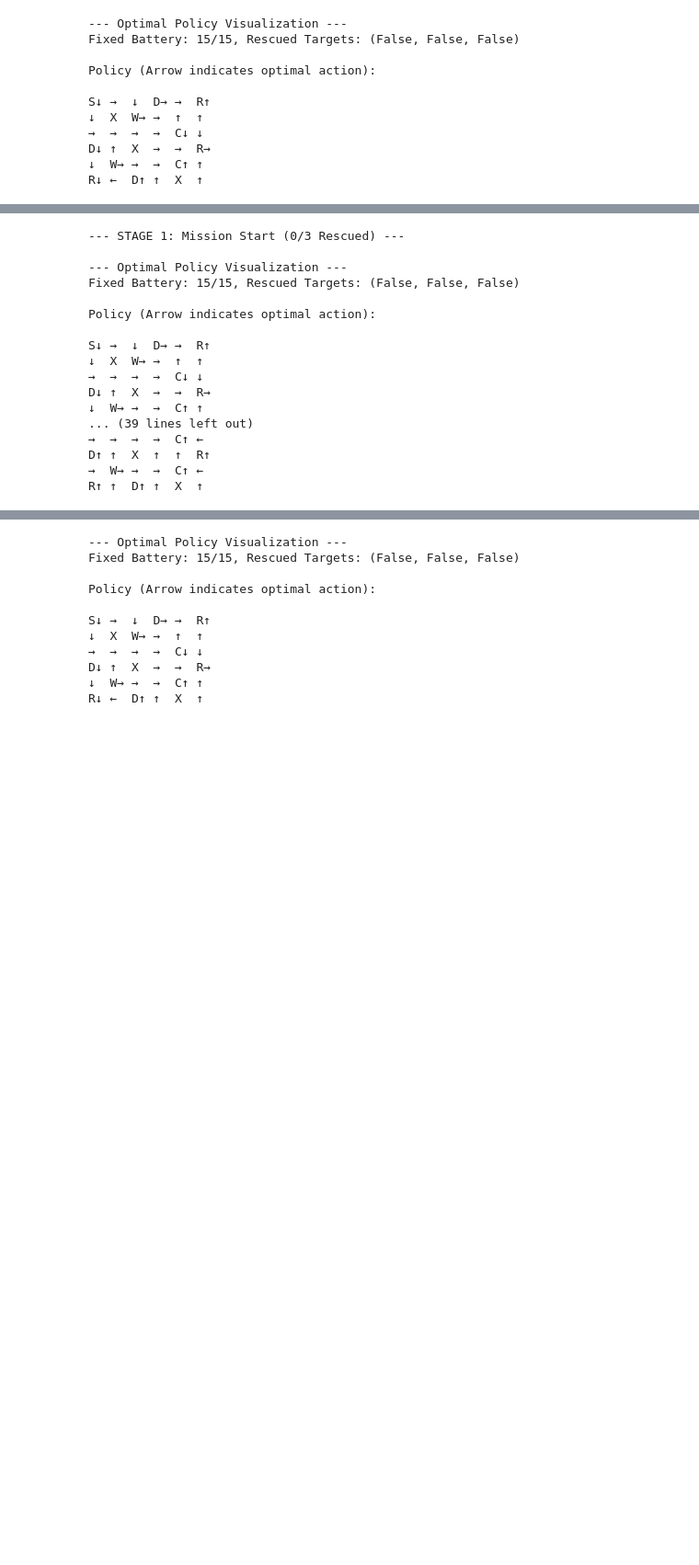
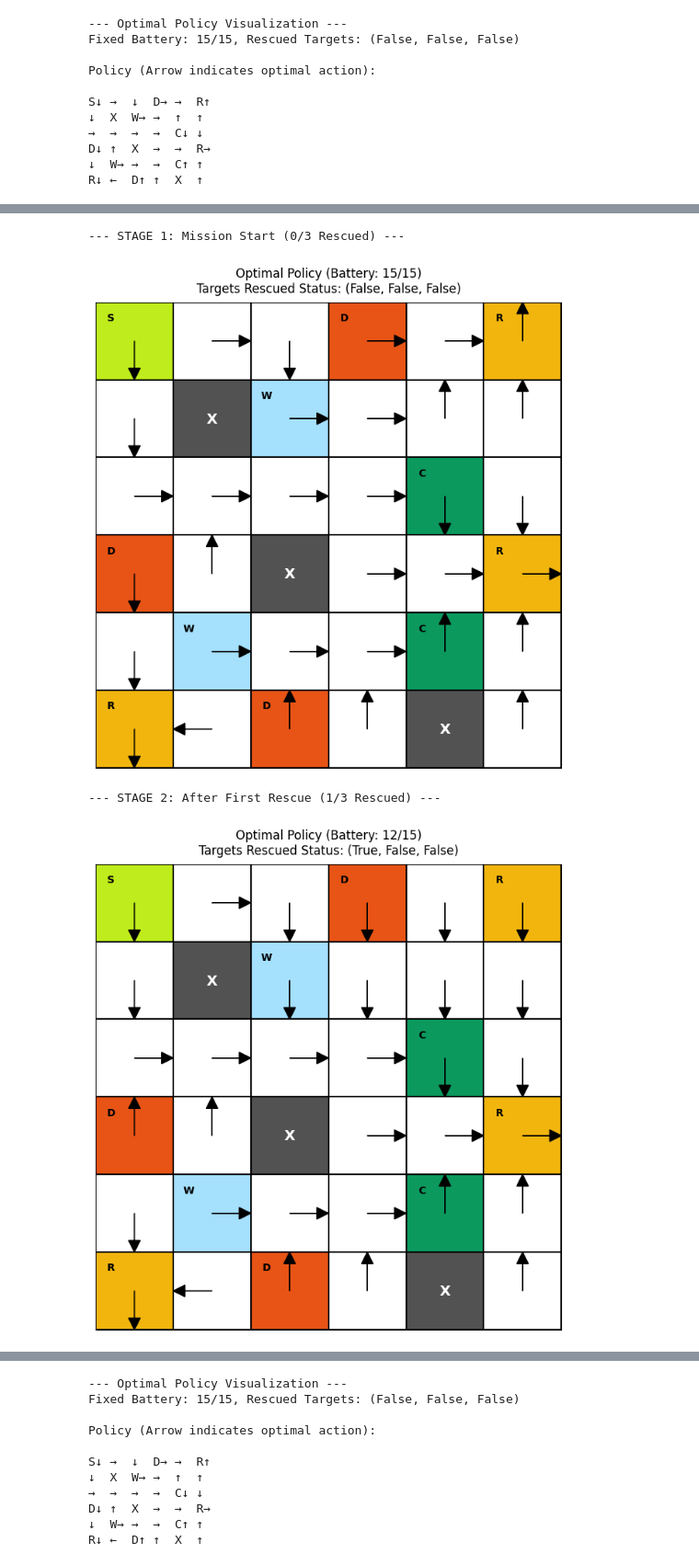
Before and after one commit to Partho-SD/DRL-DP, a Jupyter notebook: DRL_DP_Assignment1.ipynb, the cells around one changed output, grey strips where cells are left out. Shown at 92% size. Cells and saved outputs as stored; diff of their text form; code cells hidden in the pictures; blank space fills up the shorter version.

```diff
--- a/DRL_DP_Assignment1.ipynb
+++ b/DRL_DP_Assignment1.ipynb
@@ -680,38 +784,25 @@ R↓ ←  D↑ ↑  X  ↑
 # %%
 # Visualization of policy changes during the rescue sequence
 if __name__ == '__main__':
     # 1. Mission Start: All targets remaining
     print("\n--- STAGE 1: Mission Start (0/3 Rescued) ---")
-    visualize_policy(env_dp, optimal_policy, 15, (False, False, False))
+    visualize_policy_graphical(env_dp, optimal_policy, 15, (False, False, False))
 
     # 2. After First Rescue: One target gone, heading for the second
     print("\n--- STAGE 2: After First Rescue (1/3 Rescued) ---")
     # Assuming target at (0, 5) was rescued
-    visualize_policy(env_dp, optimal_policy, 12, (True, False, False))
+    visualize_policy_graphical(env_dp, optimal_policy, 12, (True, False, False))
 
     # 3. Charging Behavior: Low battery logic
     print("\n--- STAGE 3: Charging Behavior (Low Battery: 3 units) ---")
-    visualize_policy(env_dp, optimal_policy, 3, (True, True, False))
+    visualize_policy_graphical(env_dp, optimal_policy, 3, (True, True, False))
 
     # 4. Danger Avoidance: Final Rescue near Danger Zones
     print("\n--- STAGE 4: Final Rescue & Danger Avoidance ---")
     # High battery, only the target at (5, 0) remains
-    visualize_policy(env_dp, optimal_policy, 15, (True, True, False))
+    visualize_policy_graphical(env_dp, optimal_policy, 15, (True, True, False))
 # %% [output]
 --- STAGE 1: Mission Start (0/3 Rescued) ---
-
---- Optimal Policy Visualization ---
-Fixed Battery: 15/15, Rescued Targets: (False, False, False)
-
-Policy (Arrow indicates optimal action):
-
-S↓ →  ↓  D→ →  R↑
-↓  X  W→ →  ↑  ↑
-→  →  →  →  C↓ ↓
-D↓ ↑  X  →  →  R→
-↓  W→ →  →  C↑ ↑
-... (39 lines left out)
-→  →  →  →  C↑ ←
-D↑ ↑  X  ↑  ↑  R↑
-→  W→ →  →  C↑ ←
-R↑ ↑  D↑ ↑  X  ↑
+[figure, added]
+--- STAGE 2: After First Rescue (1/3 Rescued) ---
+[figure, added]
```
Also changed, not shown: parts of 12 cells of this notebook, 1 other file.
